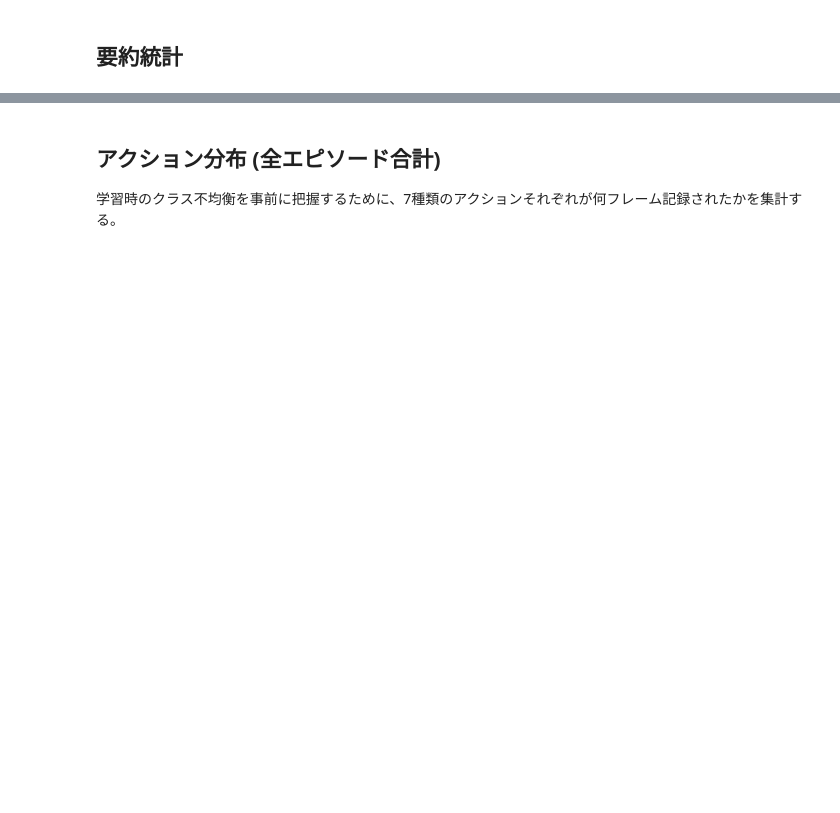
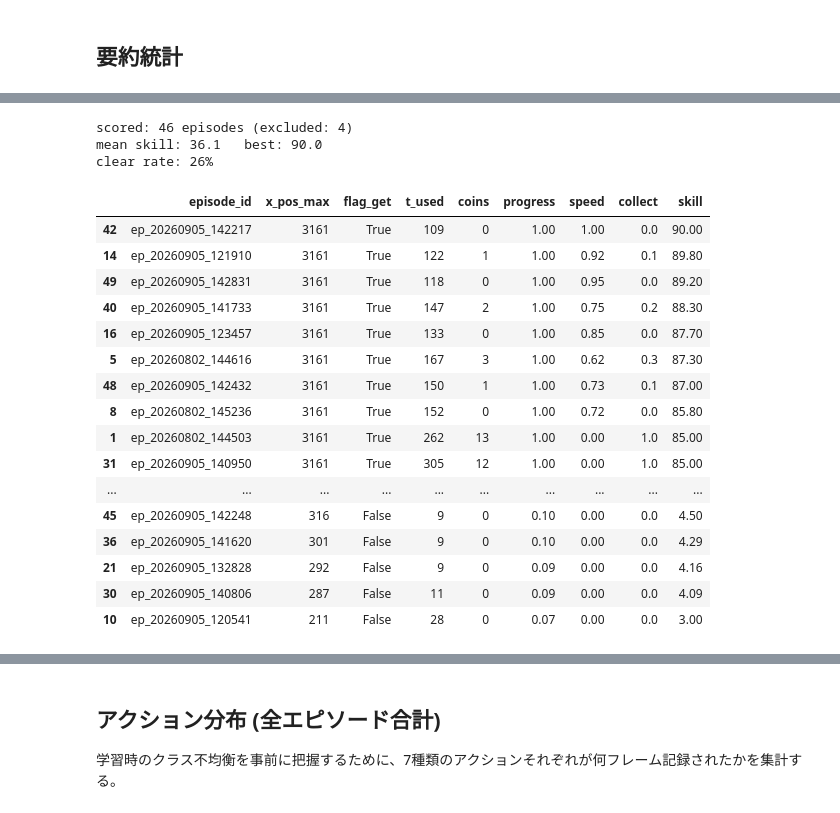
Before and after one commit to naoya1110/mario_competition, a Jupyter notebook: notebooks/02_review_data.ipynb, the cells around one changed output, grey strips where cells are left out. Drawn from its saved outputs; the diff is of its cells as text; code cells hidden in the pictures; blank space fills up the shorter version.

```diff
--- a/notebooks/02_review_data.ipynb
+++ b/notebooks/02_review_data.ipynb
@@ -53,0 +82,55 @@ manifest[["num_frames", "score", "x_pos_max", "coins", "time_remaining"]].descri
+# %%
+# --- Skill score: keep these constants and the formula identical to 01_collect_data.ipynb ---
+X_GOAL = 3161  # x position of the flagpole in world 1-1
+T_FAST = 110  # full speed score at or below this time
+T_SLOW = 260  # zero speed score at or above this time
+COIN_TARGET = 10  # full collection score at this many coins
+
+WEIGHTS = {"progress": 0.45, "clear": 0.30, "speed": 0.15, "collect": 0.10}
+
+
+def add_skill_score(df: pd.DataFrame) -> pd.DataFrame:
+    """Return the manifest with a Skill score and its component terms added."""
+    out = df.copy()
+    out["progress"] = (out["x_pos_max"] / X_GOAL).clip(upper=1.0)
+    out["clear"] = out["flag_get"].astype(int)
+    out["t_used"] = 400 - out["time_remaining"]
+    out["speed"] = out["clear"] * ((T_SLOW - out["t_used"]) / (T_SLOW - T_FAST)).clip(0, 1)
+    out["collect"] = (out["coins"] / COIN_TARGET).clip(upper=1.0)
+    out["skill"] = 100 * sum(WEIGHTS[k] * out[k] for k in WEIGHTS)
+    return out
+# --- end of shared block ---
+
+
+# Rows cut short with ESC only mean the player stopped, so leave them out
+scored = add_skill_score(manifest[~manifest["truncated"]])
+
+print(f"scored: {len(scored)} episodes (excluded: {int(manifest['truncated'].sum())})")
+print(f"mean skill: {scored['skill'].mean():.1f}   best: {scored['skill'].max():.1f}")
+print(f"clear rate: {scored['clear'].mean():.0%}")
+
+scored.sort_values("skill", ascending=False)[
+    ["episode_id", "x_pos_max", "flag_get", "t_used", "coins",
+     "progress", "speed", "collect", "skill"]
+].round(2)
+# %% [output]
+scored: 46 episodes (excluded: 4)
+mean skill: 36.1   best: 90.0
+clear rate: 26%
+|  | episode_id | x_pos_max | flag_get | t_used | coins | progress | speed | collect | skill |
+| 42 | ep_20260905_142217 | 3161 | True | 109 | 0 | 1.00 | 1.00 | 0.0 | 90.00 |
+| 14 | ep_20260905_121910 | 3161 | True | 122 | 1 | 1.00 | 0.92 | 0.1 | 89.80 |
+| 49 | ep_20260905_142831 | 3161 | True | 118 | 0 | 1.00 | 0.95 | 0.0 | 89.20 |
+| 40 | ep_20260905_141733 | 3161 | True | 147 | 2 | 1.00 | 0.75 | 0.2 | 88.30 |
+| 16 | ep_20260905_123457 | 3161 | True | 133 | 0 | 1.00 | 0.85 | 0.0 | 87.70 |
+| 5 | ep_20260802_144616 | 3161 | True | 167 | 3 | 1.00 | 0.62 | 0.3 | 87.30 |
+| 48 | ep_20260905_142432 | 3161 | True | 150 | 1 | 1.00 | 0.73 | 0.1 | 87.00 |
+| 8 | ep_20260802_145236 | 3161 | True | 152 | 0 | 1.00 | 0.72 | 0.0 | 85.80 |
+| 1 | ep_20260802_144503 | 3161 | True | 262 | 13 | 1.00 | 0.00 | 1.0 | 85.00 |
+| 31 | ep_20260905_140950 | 3161 | True | 305 | 12 | 1.00 | 0.00 | 1.0 | 85.00 |
+| ... | ... | ... | ... | ... | ... | ... | ... | ... | ... |
+| 45 | ep_20260905_142248 | 316 | False | 9 | 0 | 0.10 | 0.00 | 0.0 | 4.50 |
+| 36 | ep_20260905_141620 | 301 | False | 9 | 0 | 0.10 | 0.00 | 0.0 | 4.29 |
+| 21 | ep_20260905_132828 | 292 | False | 9 | 0 | 0.09 | 0.00 | 0.0 | 4.16 |
+| 30 | ep_20260905_140806 | 287 | False | 11 | 0 | 0.09 | 0.00 | 0.0 | 4.09 |
+| 10 | ep_20260905_120541 | 211 | False | 28 | 0 | 0.07 | 0.00 | 0.0 | 3.00 |
```
Also changed, not shown: parts of 8 cells of this notebook, 3 other files.
